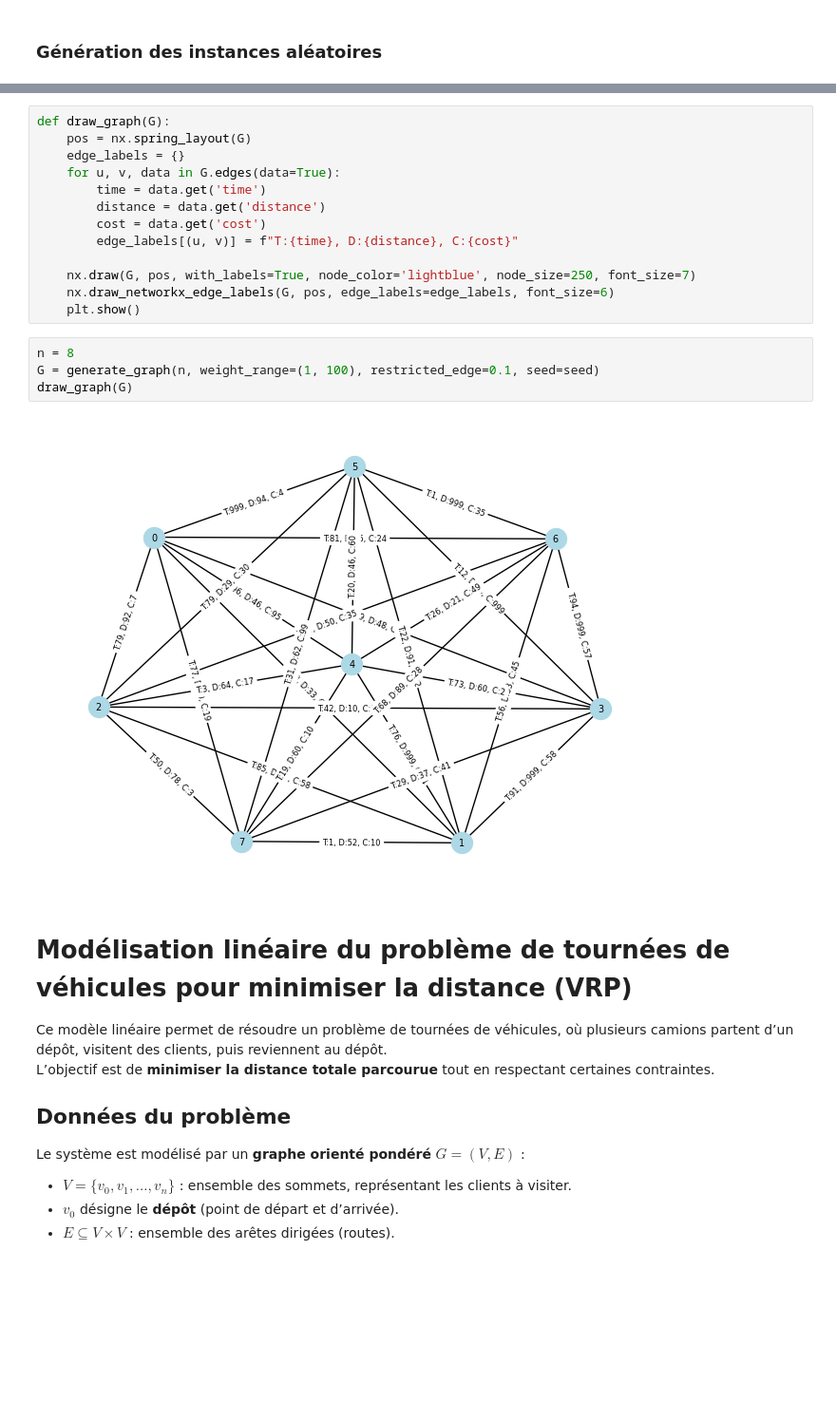
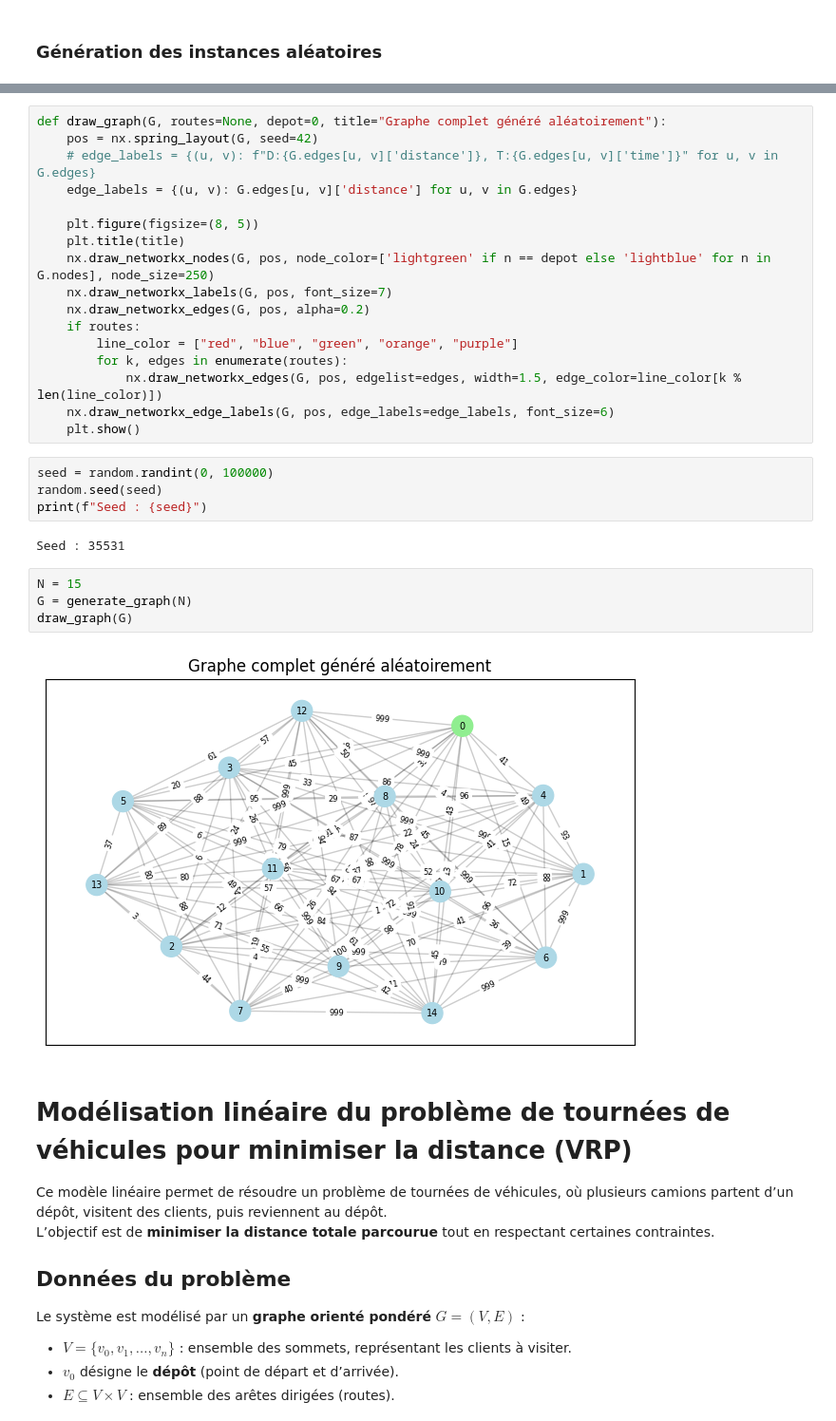
Before and after one commit to Hassen-Medles/Operational-Research, a Jupyter notebook: Livrable1.ipynb, the cells around one changed output, grey strips where cells are left out. Shown at 95% size. Drawn from its saved outputs; the diff is of its cells as text; blank space fills up the shorter version.

```diff
--- a/Livrable1.ipynb
+++ b/Livrable1.ipynb
@@ -185,23 +173,33 @@ def generate_graph(n, weight_range=(1, 100), restricted_edge=0.1, seed=None):
     return G
-# %%
-def draw_graph(G):
-    pos = nx.spring_layout(G)
-    edge_labels = {}
-    for u, v, data in G.edges(data=True):
-        time = data.get('time')
-        distance = data.get('distance')
-        cost = data.get('cost')
-        edge_labels[(u, v)] = f"T:{time}, D:{distance}, C:{cost}"
-
-    nx.draw(G, pos, with_labels=True, node_color='lightblue', node_size=250, font_size=7)
-    nx.draw_networkx_edge_labels(G, pos, edge_labels=edge_labels, font_size=6)
-    plt.show()
-# %%
-n = 8
-G = generate_graph(n, weight_range=(1, 100), restricted_edge=0.1, seed=seed)
-draw_graph(G)
-# %% [output]
-[figure, removed]
+# %%
+def draw_graph(G, routes=None, depot=0, title="Graphe complet généré aléatoirement"):
+    pos = nx.spring_layout(G, seed=42)
+    # edge_labels = {(u, v): f"D:{G.edges[u, v]['distance']}, T:{G.edges[u, v]['time']}" for u, v in G.edges}
+    edge_labels = {(u, v): G.edges[u, v]['distance'] for u, v in G.edges}
+
+    plt.figure(figsize=(8, 5))
+    plt.title(title)
+    nx.draw_networkx_nodes(G, pos, node_color=['lightgreen' if n == depot else 'lightblue' for n in G.nodes], node_size=250)
+    nx.draw_networkx_labels(G, pos, font_size=7)
+    nx.draw_networkx_edges(G, pos, alpha=0.2)
+    if routes:
+        line_color = ["red", "blue", "green", "orange", "purple"]
+        for k, edges in enumerate(routes):
+            nx.draw_networkx_edges(G, pos, edgelist=edges, width=1.5, edge_color=line_color[k % len(line_color)])
+    nx.draw_networkx_edge_labels(G, pos, edge_labels=edge_labels, font_size=6)
+    plt.show()
+# %%
+seed = random.randint(0, 100000)
+random.seed(seed)
+print(f"Seed : {seed}")
+# %% [output]
+Seed : 35531
+# %%
+N = 15
+G = generate_graph(N)
+draw_graph(G)
+# %% [output]
+[figure, added]
 # %% [markdown]
 # Modélisation linéaire du problème de tournées de véhicules pour minimiser la distance (VRP)
 
```
Also changed, not shown: parts of 24 cells of this notebook.
